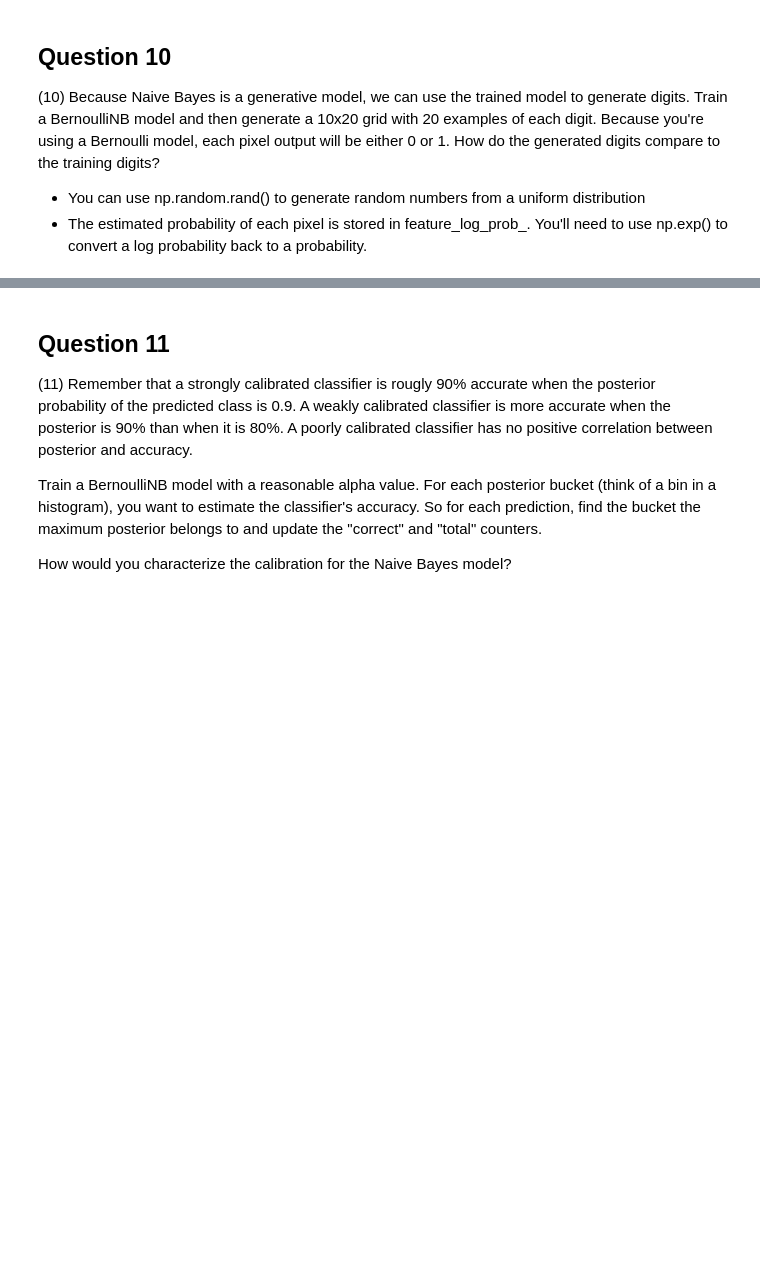
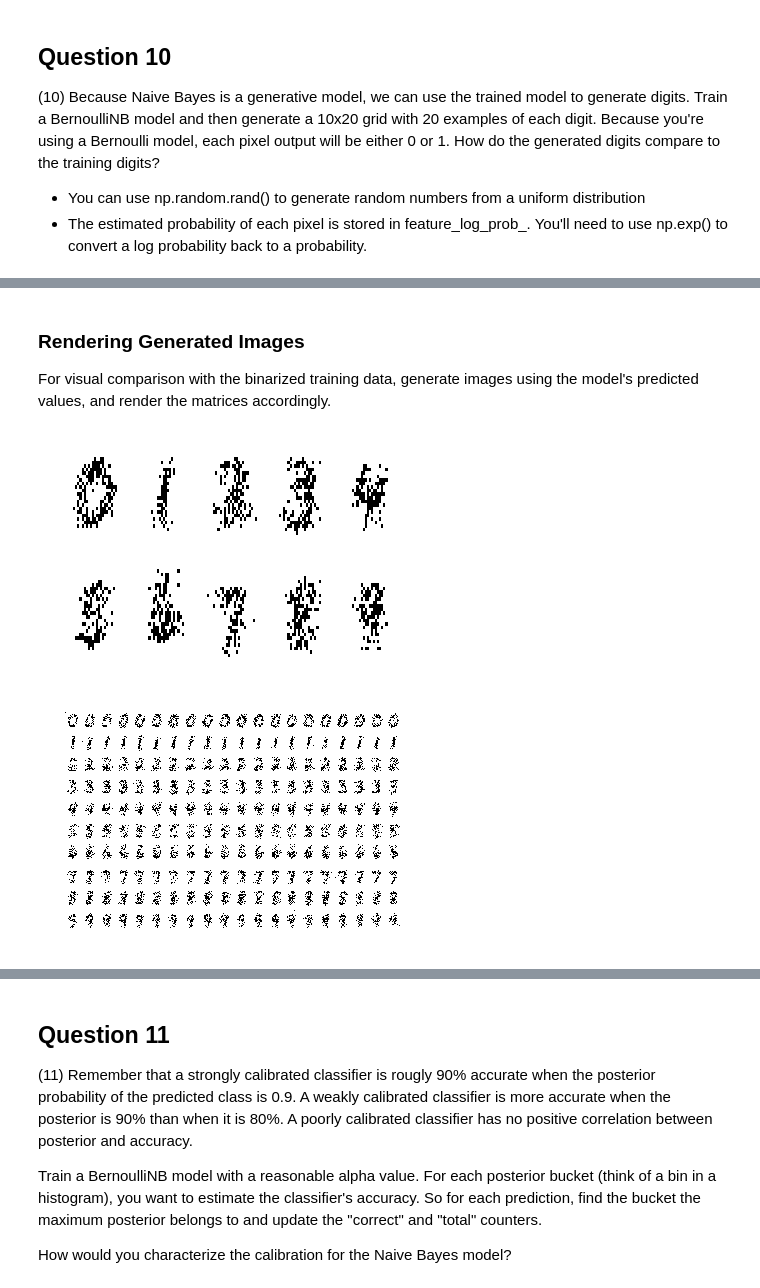
Before and after one commit to bdandersen-berkeley/mids, a Jupyter notebook: W207/homework/brad_andersen_p1.ipynb, the cells around one changed output, grey strips where cells are left out. Saved outputs shown, nothing was run; the diff lists cells and outputs as text; code cells hidden in the pictures; blank space fills up the shorter version.

```diff
--- a/W207/homework/brad_andersen_p1.ipynb
+++ b/W207/homework/brad_andersen_p1.ipynb
@@ -1188,0 +1248,57 @@ Classifier accuracy: 0.571
+# %% [markdown]
+### Rendering Generated Images
+
+For visual comparison with the binarized training data, generate images using the model's predicted values, and render the matrices accordingly.
+# %%
+generated_image = np.empty(784)
+
+# 2 column x 5 row matrix
+fig, ax = plt.subplots(nrows = 2, ncols = 5)
+
+for row in range(2):
+    for col in range(5):
+
+        for i in range(784):
+            generated_image[i] = np.random.choice(
+                2, # 0 or 1
+                p = [
+                    1.0 - pixel_probabilities[(row * 5) + col][i],
+                    pixel_probabilities[(row * 5) + col][i]
+                ]
+            )
+
+        ax[row][col].axis("off")
+        ax[row][col].imshow(
+            X = np.reshape(generated_image, (28, 28)),
+            aspect = "auto",
+            cmap = plt.get_cmap("Greys")
+        )
+
+plt.show()
+
+
+fig, ax = plt.subplots(nrows = 10, ncols = IMAGES_PER_DIGIT)
+
+for digit_idx in range(10):
+    for sample_idx in range(IMAGES_PER_DIGIT):
+
+        for i in range(784):
+            generated_image[i] = np.random.choice(
+                2, # 0 or 1
+                p = [
+                    1.0 - pixel_probabilities[digit_idx][i],
+                    pixel_probabilities[digit_idx][i]
+                ]
+            )
+
+        ax[digit_idx][sample_idx].axis("off")
+        ax[digit_idx][sample_idx].imshow(
+            X = np.reshape(generated_image, (28, 28)),
+            aspect = "auto",
+            cmap = plt.get_cmap("Greys")
+        )
+
+plt.show()
+# %% [output]
+[figure, added]
+[figure, added]
```
Also changed, not shown: parts of 8 cells of this notebook.
